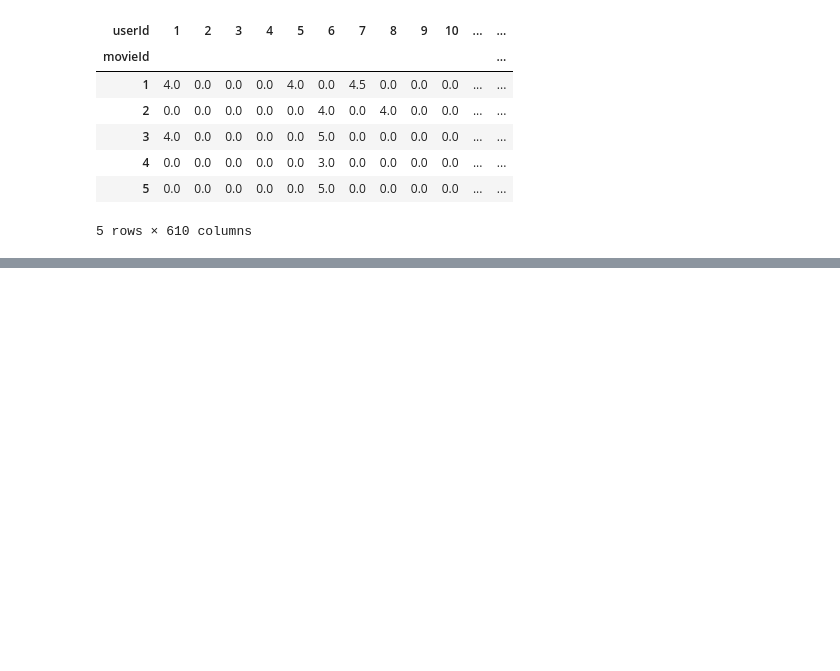
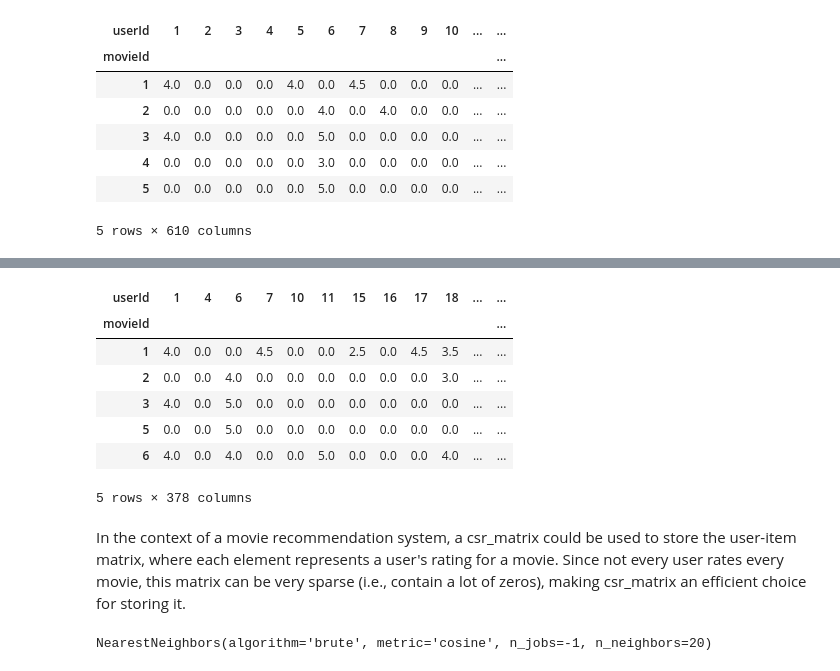
Before and after one commit to SurejSajeev/ML_Projects, a Jupyter notebook: Movie_Recommendation.ipynb, the cells around one changed output, grey strips where cells are left out. Cells and saved outputs as stored; diff of their text form; code cells hidden in the pictures; blank space fills up the shorter version.

```diff
--- a/Movie_Recommendation.ipynb
+++ b/Movie_Recommendation.ipynb
@@ -106,0 +229,2 @@ NameError: name 'rating' is not defined
+# %%
+final_dataset = final_dataset.loc[no_user_voted[no_user_voted > 10].index,:]
@@ -106,0 +243,14 @@ NameError: name 'rating' is not defined
+# %%
+final_dataset = final_dataset.loc[:, list(no_movies_voted[no_movies_voted > 50].index)]
+final_dataset.head()
+# %% [output]
+| userId | 1 | 4 | 6 | 7 | 10 | 11 | 15 | 16 | 17 | 18 | ... | ... |
+| movieId |  |  |  |  |  |  |  |  |  |  |  | ... |
+| 1 | 4.0 | 0.0 | 0.0 | 4.5 | 0.0 | 0.0 | 2.5 | 0.0 | 4.5 | 3.5 | ... | ... |
+| 2 | 0.0 | 0.0 | 4.0 | 0.0 | 0.0 | 0.0 | 0.0 | 0.0 | 0.0 | 3.0 | ... | ... |
+| 3 | 4.0 | 0.0 | 5.0 | 0.0 | 0.0 | 0.0 | 0.0 | 0.0 | 0.0 | 0.0 | ... | ... |
+| 5 | 0.0 | 0.0 | 5.0 | 0.0 | 0.0 | 0.0 | 0.0 | 0.0 | 0.0 | 0.0 | ... | ... |
+| 6 | 4.0 | 0.0 | 4.0 | 0.0 | 0.0 | 5.0 | 0.0 | 0.0 | 0.0 | 4.0 | ... | ... |
+5 rows × 378 columns
+# %% [markdown]
+In the context of a movie recommendation system, a csr_matrix could be used to store the user-item matrix, where each element represents a user's rating for a movie. Since not every user rates every movie, this matrix can be very sparse (i.e., contain a lot of zeros), making csr_matrix an efficient choice for storing it.
@@ -106,0 +260,5 @@ NameError: name 'rating' is not defined
+# %%
+knn = NearestNeighbors(metric='cosine', algorithm='brute', n_neighbors=20, n_jobs=-1)
+knn.fit(csr_data)
+# %% [output]
+NearestNeighbors(algorithm='brute', metric='cosine', n_jobs=-1, n_neighbors=20)
```
Also changed, not shown: parts of 21 cells of this notebook.
